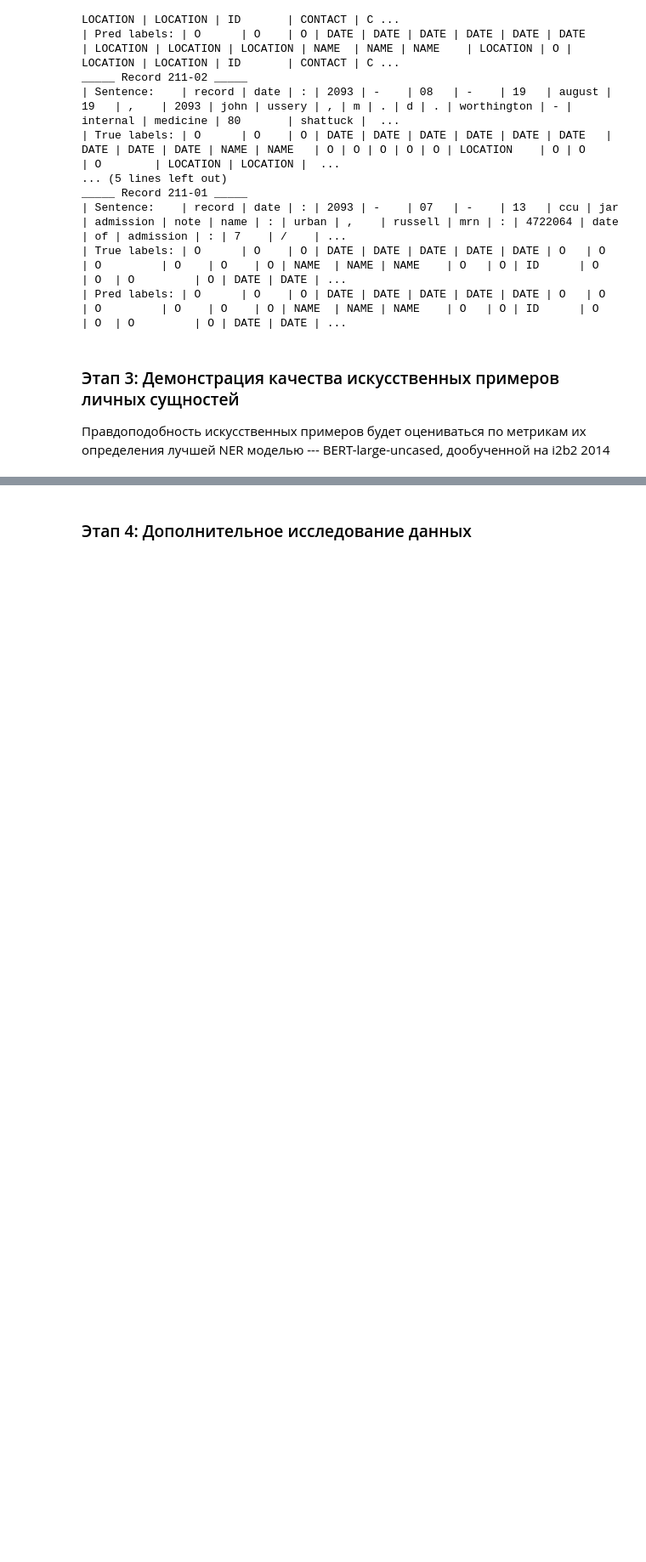
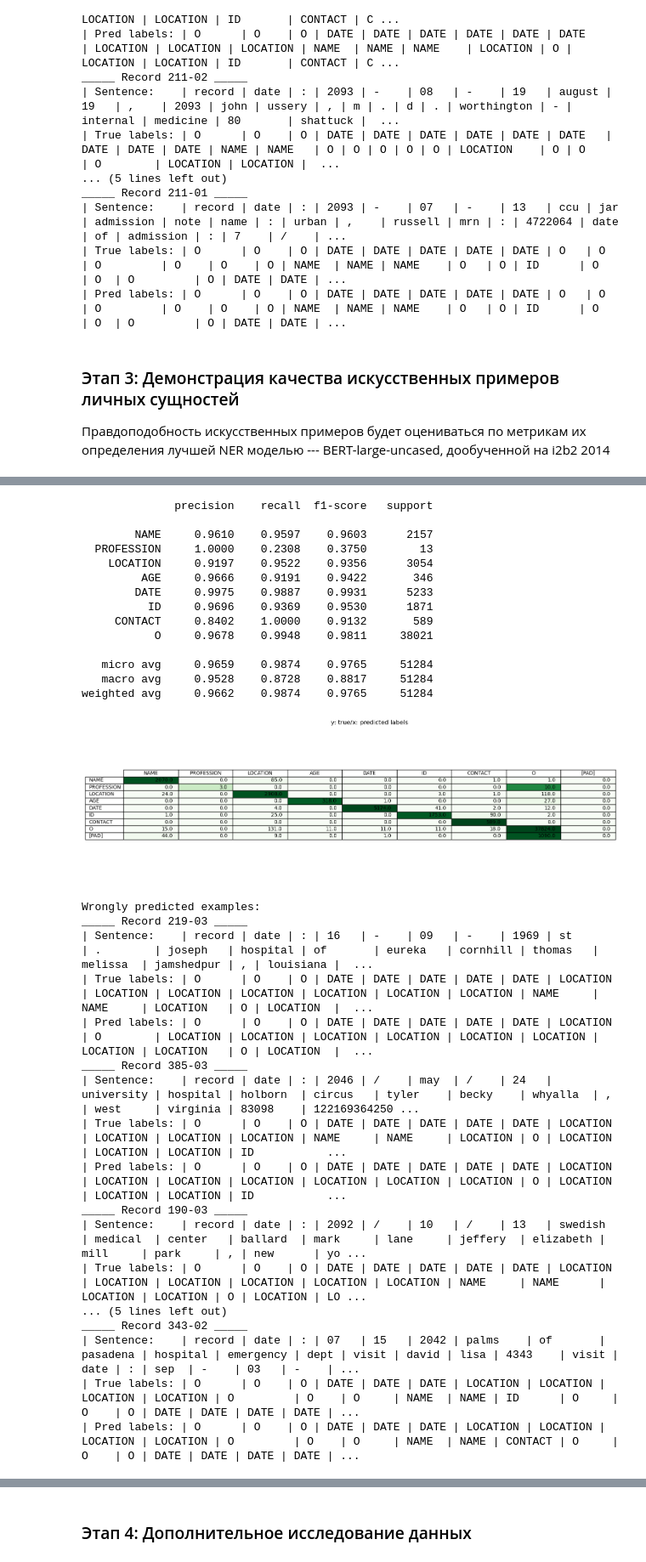
Before and after one commit to DmitryInd/UnstructuredTextAnonymization, a Jupyter notebook: inference.ipynb, the cells around one changed output, grey strips where cells are left out. Shown at 85% size. Cells and saved outputs as stored; diff of their text form; code cells hidden in the pictures; blank space fills up the shorter version.

```diff
--- a/inference.ipynb
+++ b/inference.ipynb
@@ -990,3 +989,15 @@ anonymization = ReferenceBookAnonymization(anon_config['path_to_first_male_names
                                            anon_config['path_to_organizations'],
                                            anon_config['path_to_hospitals'],
                                            anon_config['path_to_professions'])
+# %%
+# Инициализация обезличенного тестового датасета
+test_dataset = get_ner_dataset(data_type=i2b2_2014_data_config['val_data_type'],
+                               path_to_folder=i2b2_2014_data_config["validate_data_path"],
+                               anonymization=anonymization,
+                               is_uncased=True,
+                               pretrained_tokenizer=i2b2_2014_data_config["pretrained_tokenizer_path"],
+                               max_length=i2b2_2014_data_config["max_token_number"],
+                               eq_max_padding=i2b2_2014_data_config["eq_max_padding"])
+test_dataloader = DataLoader(test_dataset, shuffle=False,
+                             batch_size=i2b2_2014_data_config["batch_size"],
+                             collate_fn=test_dataset.get_collate_fn())
@@ -992,0 +1006,4 @@ anonymization = ReferenceBookAnonymization(anon_config['path_to_first_male_names
+# %%
+# Инициализация модели
+t_reader = TensorBoardReader(Path(bert_large_model_config["log_dir"]) / Path("lightning_logs"))
+ner_model = PretrainedBertNER.load_from_checkpoint(t_reader.get_ckpt_path())
@@ -992,0 +1039,39 @@ anonymization = ReferenceBookAnonymization(anon_config['path_to_first_male_names
+# %%
+# Метрики
+stats = Statistics(ner_model, test_dataloader)
+print(stats.get_classification_report())
+stats.plot_confusion_matrix()
+stats.print_random_failed_predictions()
+# %% [output]
+              precision    recall  f1-score   support
+
+        NAME     0.9610    0.9597    0.9603      2157
+  PROFESSION     1.0000    0.2308    0.3750        13
+    LOCATION     0.9197    0.9522    0.9356      3054
+         AGE     0.9666    0.9191    0.9422       346
+        DATE     0.9975    0.9887    0.9931      5233
+          ID     0.9696    0.9369    0.9530      1871
+     CONTACT     0.8402    1.0000    0.9132       589
+           O     0.9678    0.9948    0.9811     38021
+
+   micro avg     0.9659    0.9874    0.9765     51284
+   macro avg     0.9528    0.8728    0.8817     51284
+weighted avg     0.9662    0.9874    0.9765     51284
+[figure, added]
+Wrongly predicted examples:
+_____ Record 219-03 _____
+| Sentence:    | record | date | : | 16   | -    | 09   | -    | 1969 | st       | .        | joseph   | hospital | of       | eureka   | cornhill | thomas   | melissa  | jamshedpur | , | louisiana |  ...
+| True labels: | O      | O    | O | DATE | DATE | DATE | DATE | DATE | LOCATION | LOCATION | LOCATION | LOCATION | LOCATION | LOCATION | LOCATION | NAME     | NAME     | LOCATION   | O | LOCATION  |  ...
+| Pred labels: | O      | O    | O | DATE | DATE | DATE | DATE | DATE | LOCATION | O        | LOCATION | LOCATION | LOCATION | LOCATION | LOCATION | LOCATION | LOCATION | LOCATION   | O | LOCATION  |  ...
+_____ Record 385-03 _____
+| Sentence:    | record | date | : | 2046 | /    | may  | /    | 24   | university | hospital | holborn  | circus   | tyler    | becky    | whyalla  | , | west     | virginia | 83098    | 122169364250 ...
+| True labels: | O      | O    | O | DATE | DATE | DATE | DATE | DATE | LOCATION   | LOCATION | LOCATION | LOCATION | NAME     | NAME     | LOCATION | O | LOCATION | LOCATION | LOCATION | ID           ...
+| Pred labels: | O      | O    | O | DATE | DATE | DATE | DATE | DATE | LOCATION   | LOCATION | LOCATION | LOCATION | LOCATION | LOCATION | LOCATION | O | LOCATION | LOCATION | LOCATION | ID           ...
+_____ Record 190-03 _____
+| Sentence:    | record | date | : | 2092 | /    | 10   | /    | 13   | swedish  | medical  | center   | ballard  | mark     | lane     | jeffery  | elizabeth | mill     | park     | , | new      | yo ...
+| True labels: | O      | O    | O | DATE | DATE | DATE | DATE | DATE | LOCATION | LOCATION | LOCATION | LOCATION | LOCATION | LOCATION | NAME     | NAME      | LOCATION | LOCATION | O | LOCATION | LO ...
+... (5 lines left out)
+_____ Record 343-02 _____
+| Sentence:    | record | date | : | 07   | 15   | 2042 | palms    | of       | pasadena | hospital | emergency | dept | visit | david | lisa | 4343    | visit | date | : | sep  | -    | 03   | -    | ...
+| True labels: | O      | O    | O | DATE | DATE | DATE | LOCATION | LOCATION | LOCATION | LOCATION | O         | O    | O     | NAME  | NAME | ID      | O     | O    | O | DATE | DATE | DATE | DATE | ...
+| Pred labels: | O      | O    | O | DATE | DATE | DATE | LOCATION | LOCATION | LOCATION | LOCATION | O         | O    | O     | NAME  | NAME | CONTACT | O     | O    | O | DATE | DATE | DATE | DATE | ...
```
Also changed, not shown: parts of 16 cells of this notebook, 2 other files.
